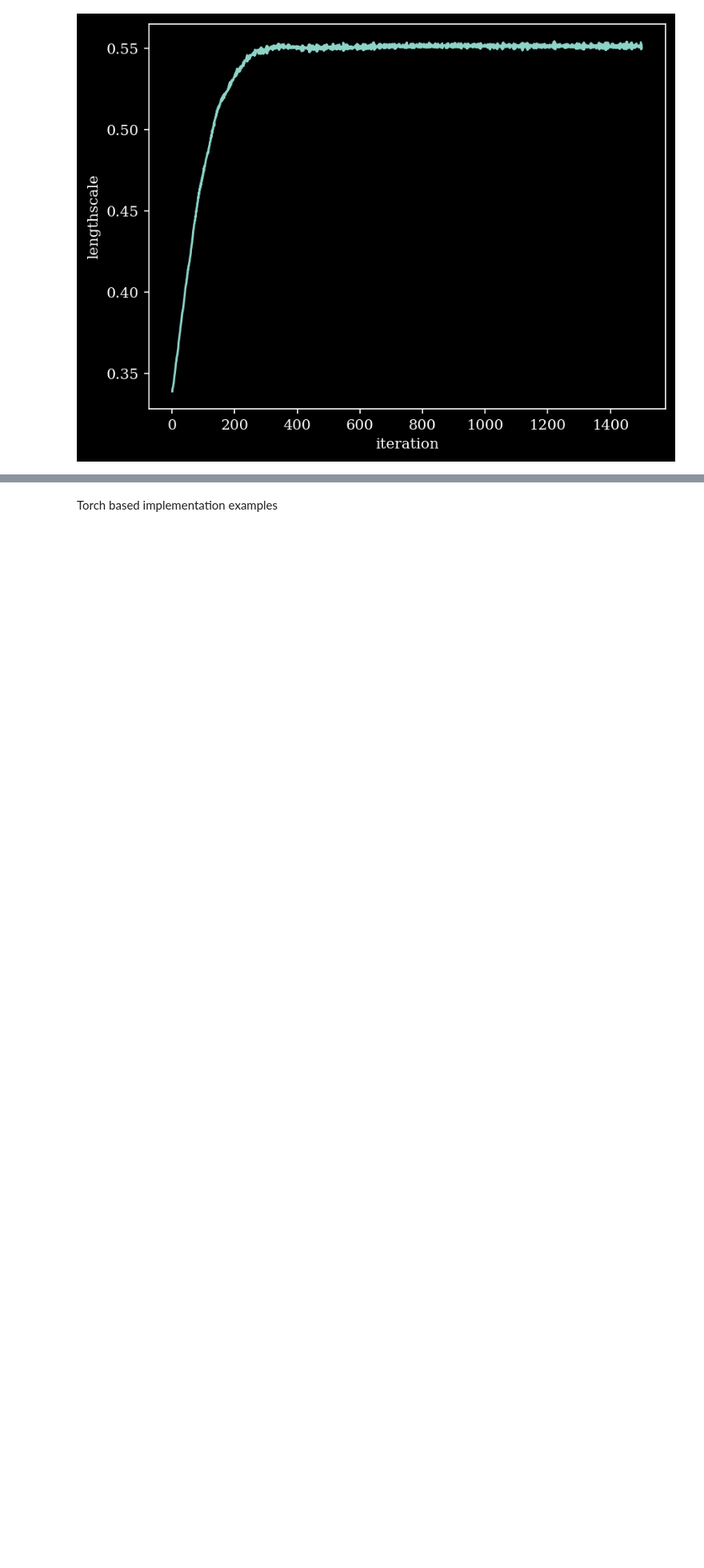
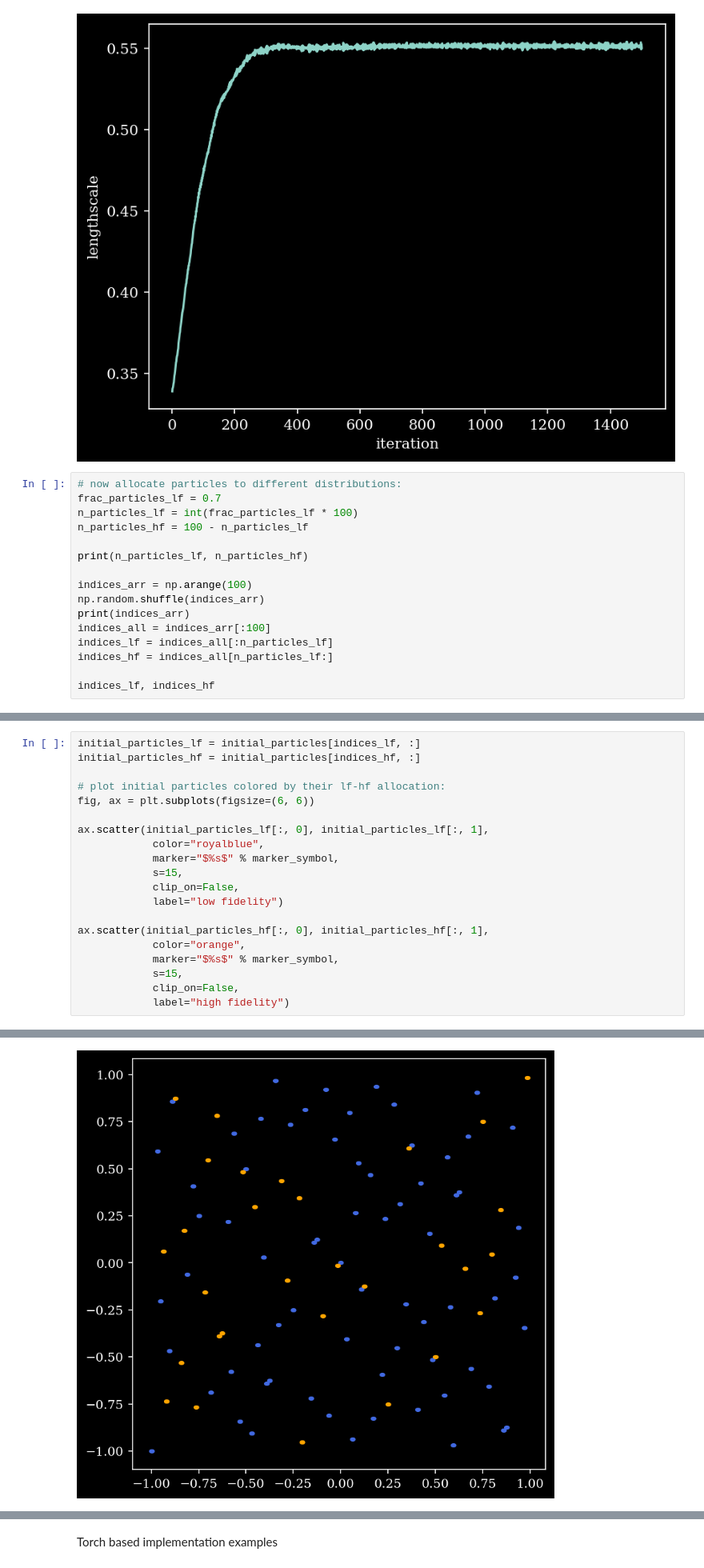
Before and after one commit to aniketjivani/generative_experiments, a Jupyter notebook: vanilla_stein_example.ipynb, the cells around one changed output, grey strips where cells are left out. Shown at 80% size. Saved outputs shown, nothing was run; the diff lists cells and outputs as text; blank space fills up the shorter version.

```diff
--- a/vanilla_stein_example.ipynb
+++ b/vanilla_stein_example.ipynb
@@ -249,3 +281,19 @@ plt.ylabel("lengthscale")
 # %% [output]
 Text(0, 0.5, 'lengthscale')
 [figure]
+# %%
+# now allocate particles to different distributions:
+frac_particles_lf = 0.7
+n_particles_lf = int(frac_particles_lf * 100)
+n_particles_hf = 100 - n_particles_lf
+
+print(n_particles_lf, n_particles_hf)
+
+indices_arr = np.arange(100)
+np.random.shuffle(indices_arr)
+print(indices_arr)
+indices_all = indices_arr[:100]
+indices_lf = indices_all[:n_particles_lf]
+indices_hf = indices_all[n_particles_lf:]
+
+indices_lf, indices_hf
@@ -251,0 +314,21 @@ Text(0, 0.5, 'lengthscale')
+# %%
+initial_particles_lf = initial_particles[indices_lf, :]
+initial_particles_hf = initial_particles[indices_hf, :]
+
+# plot initial particles colored by their lf-hf allocation:
+fig, ax = plt.subplots(figsize=(6, 6))
+
+ax.scatter(initial_particles_lf[:, 0], initial_particles_lf[:, 1],
+            color="royalblue",
+            marker="$%s$" % marker_symbol,
+            s=15,
+            clip_on=False,
+            label="low fidelity")
+
+ax.scatter(initial_particles_hf[:, 0], initial_particles_hf[:, 1],
+            color="orange",
+            marker="$%s$" % marker_symbol,
+            s=15,
+            clip_on=False,
+            label="high fidelity")
+# %% [output]
@@ -251,0 +336 @@ Text(0, 0.5, 'lengthscale')
+[figure, added]
```
Also changed, not shown: parts of 30 cells of this notebook.
